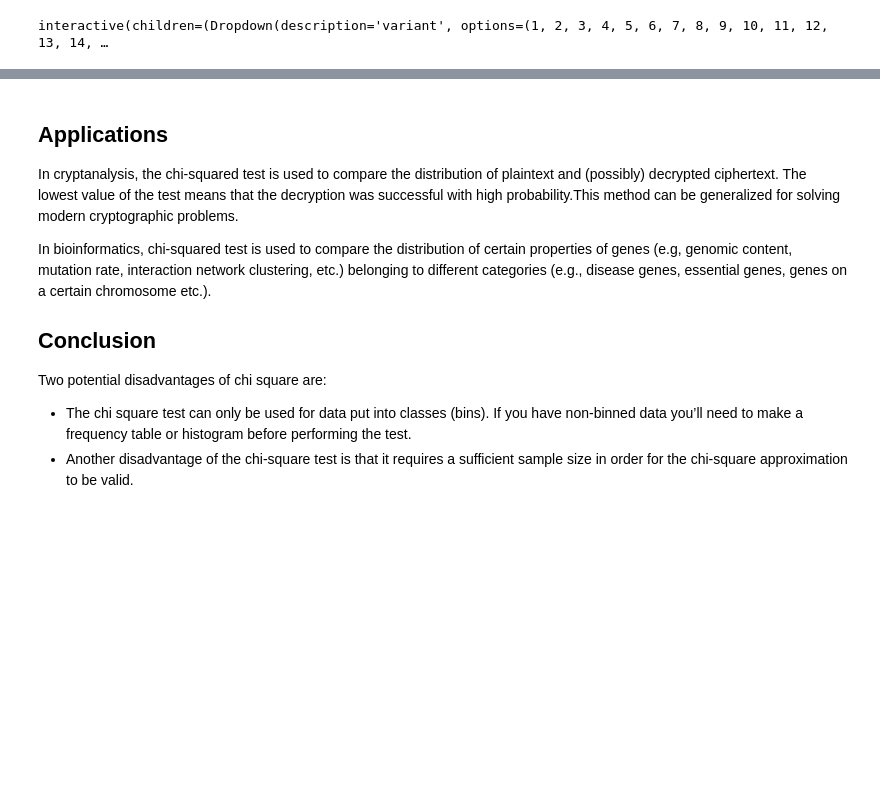
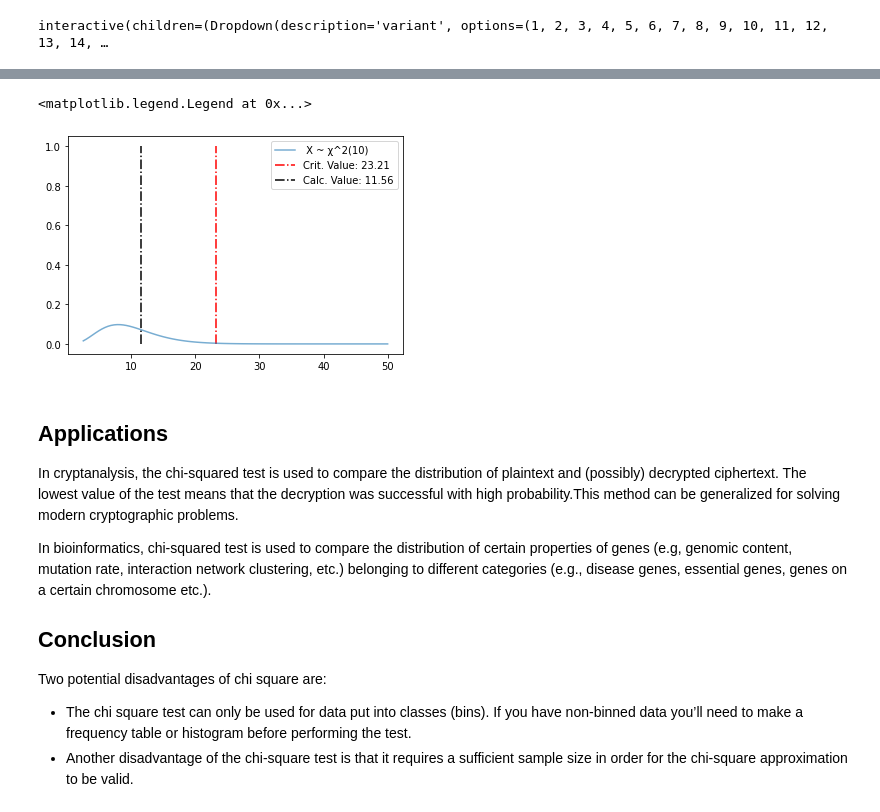
Before and after one commit to Innopolis-University-Adv-Statistics/Interactive-Statistics-Notebooks, a Jupyter notebook: Chi_square_test.ipynb, the cells around one changed output, grey strips where cells are left out. Cells and saved outputs as stored; diff of their text form; code cells hidden in the pictures; blank space fills up the shorter version.

```diff
--- a/Chi_square_test.ipynb
+++ b/Chi_square_test.ipynb
@@ -208,3 +240,20 @@ interactive(children=(Dropdown(description='variant', options=(1, 2, 3, 4, 5, 6,
+# %%
+n = 11
+s = 4.3
+sigma = 4
+alpha = 0.01
+chi_calc = ((n-1)*(s**2))/(sigma**2)
+chi_krit = stats.chi2.ppf(1-alpha, n-1)
+x = np.linspace(stats.chi2.ppf(0.01, n-1), 50, 100)
+
+plt.plot(x, stats.chi2.pdf(x, n-1), alpha=0.6, label=f' X ~ χ^2({n-1})')
+
+plt.vlines(chi_krit, 0.0, 1.0, colors='r', linestyles="dashdot", label=f"Crit. Value: {chi_krit:.2f}")
+plt.vlines(chi_calc, 0.0, 1.0, linestyles="dashdot", label=f"Calc. Value: {chi_calc:.2f}")
+plt.legend()
+# %% [output]
+<matplotlib.legend.Legend at 0x...>
+[figure, added]
 # %% [markdown]
 ## Applications
 
```
Also changed, not shown: parts of 5 cells of this notebook.
